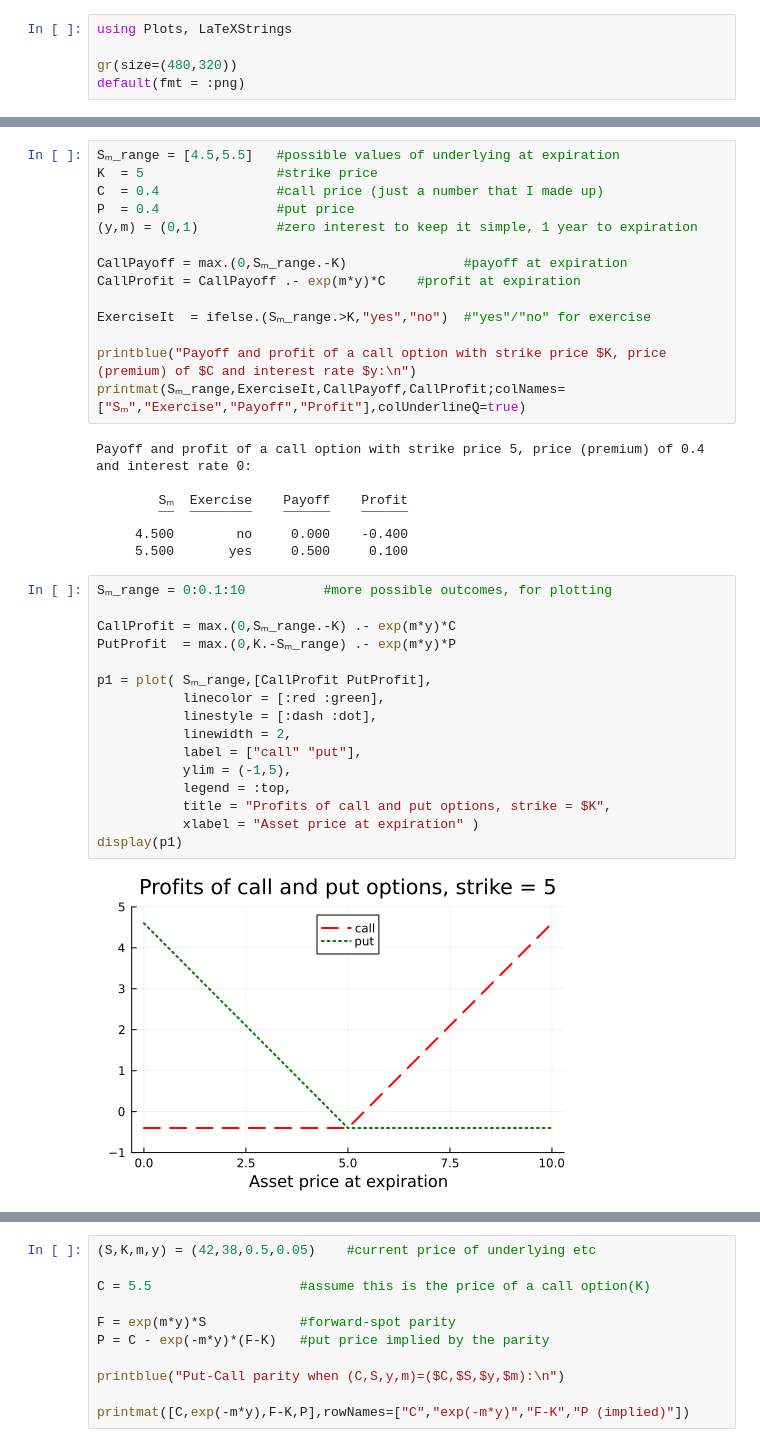
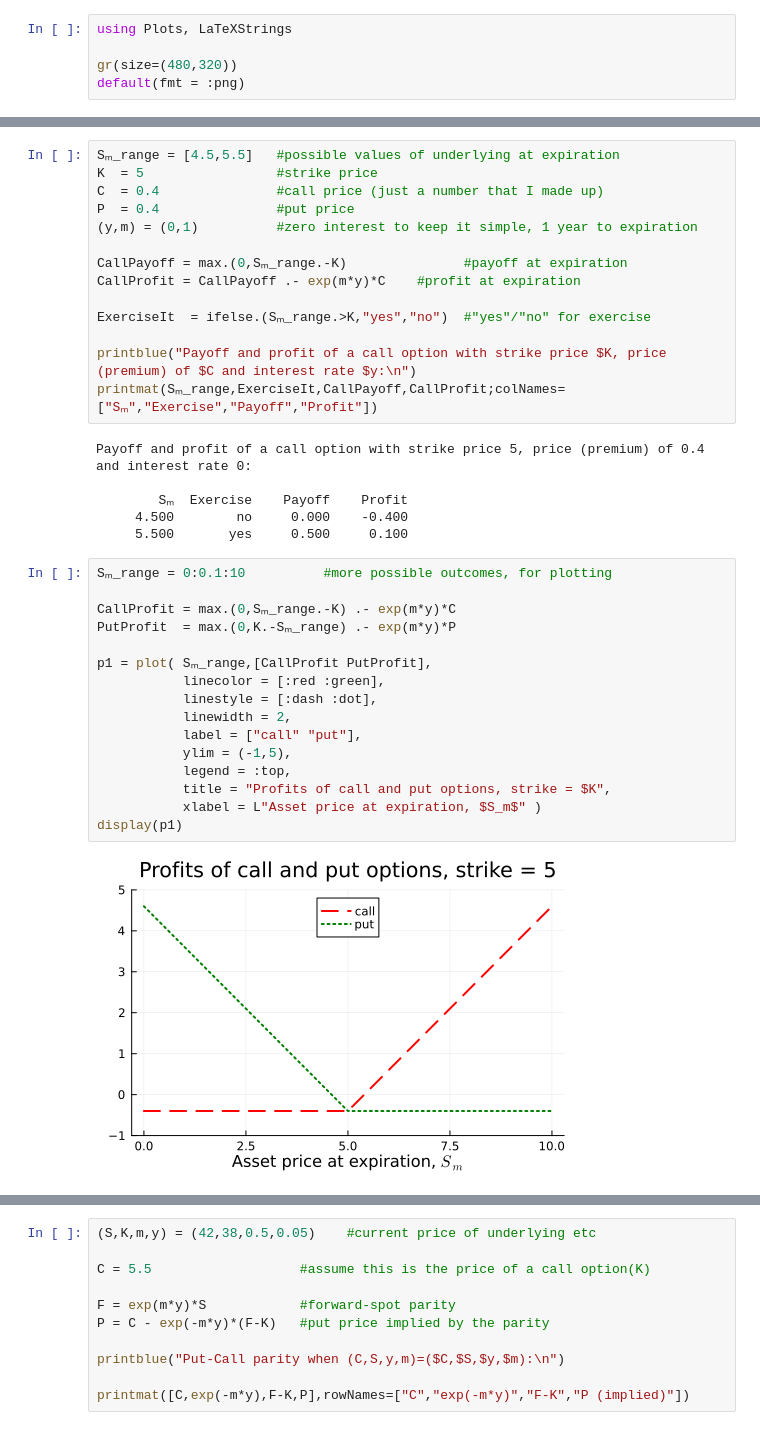
Before and after one commit to PaulSoderlind/FinancialTheoryMSc, a Jupyter notebook: Ch19_Options1.ipynb, the cells around one changed output, grey strips where cells are left out. Drawn from its saved outputs; the diff is of its cells as text.

```diff
--- a/Ch19_Options1.ipynb
+++ b/Ch19_Options1.ipynb
@@ -46,32 +47,31 @@ CallProfit = CallPayoff .- exp(m*y)*C    #profit at expiration
 ExerciseIt  = ifelse.(Sₘ_range.>K,"yes","no")  #"yes"/"no" for exercise
 
 printblue("Payoff and profit of a call option with strike price $K, price (premium) of $C and interest rate $y:\n")
-printmat(Sₘ_range,ExerciseIt,CallPayoff,CallProfit;colNames=["Sₘ","Exercise","Payoff","Profit"],colUnderlineQ=true)
+printmat(Sₘ_range,ExerciseIt,CallPayoff,CallProfit;colNames=["Sₘ","Exercise","Payoff","Profit"])
 # %% [output]
 Payoff and profit of a call option with strike price 5, price (premium) of 0.4 and interest rate 0:
 
         Sₘ  Exercise    Payoff    Profit
-        ¯¯  ¯¯¯¯¯¯¯¯    ¯¯¯¯¯¯    ¯¯¯¯¯¯
      4.500        no     0.000    -0.400
      5.500       yes     0.500     0.100
 # %%
 Sₘ_range = 0:0.1:10          #more possible outcomes, for plotting
 
 CallProfit = max.(0,Sₘ_range.-K) .- exp(m*y)*C
 PutProfit  = max.(0,K.-Sₘ_range) .- exp(m*y)*P
 
 p1 = plot( Sₘ_range,[CallProfit PutProfit],
            linecolor = [:red :green],
            linestyle = [:dash :dot],
            linewidth = 2,
            label = ["call" "put"],
            ylim = (-1,5),
            legend = :top,
            title = "Profits of call and put options, strike = $K",
-           xlabel = "Asset price at expiration" )
+           xlabel = L"Asset price at expiration, $S_m$" )
 display(p1)
 # %% [output]
-[figure, old version]
+[figure, new version]
 # %%
 StraddleProfit = CallProfit + PutProfit   #a straddle: 1 call and 1 put
 
```
Also changed, not shown: parts of 8 cells of this notebook.
